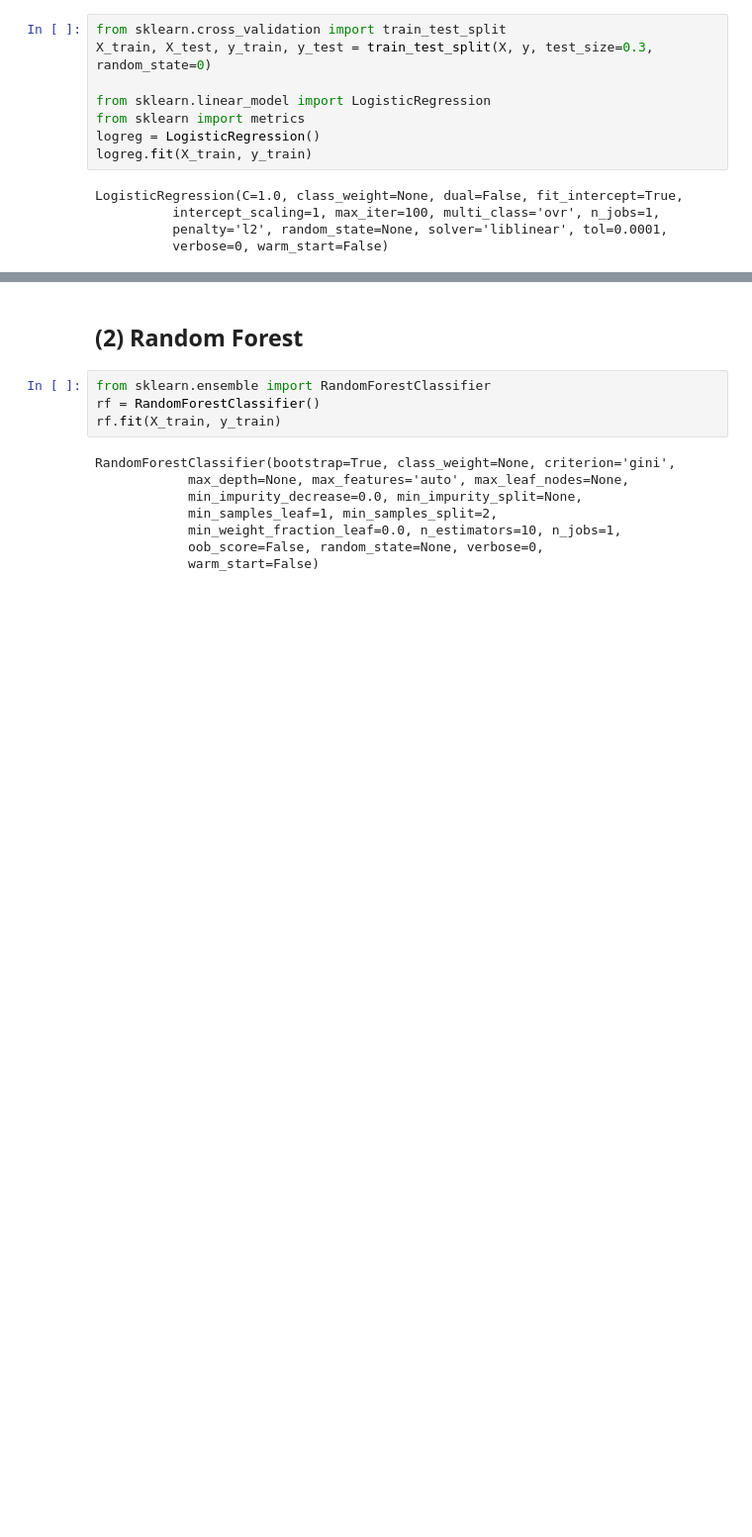
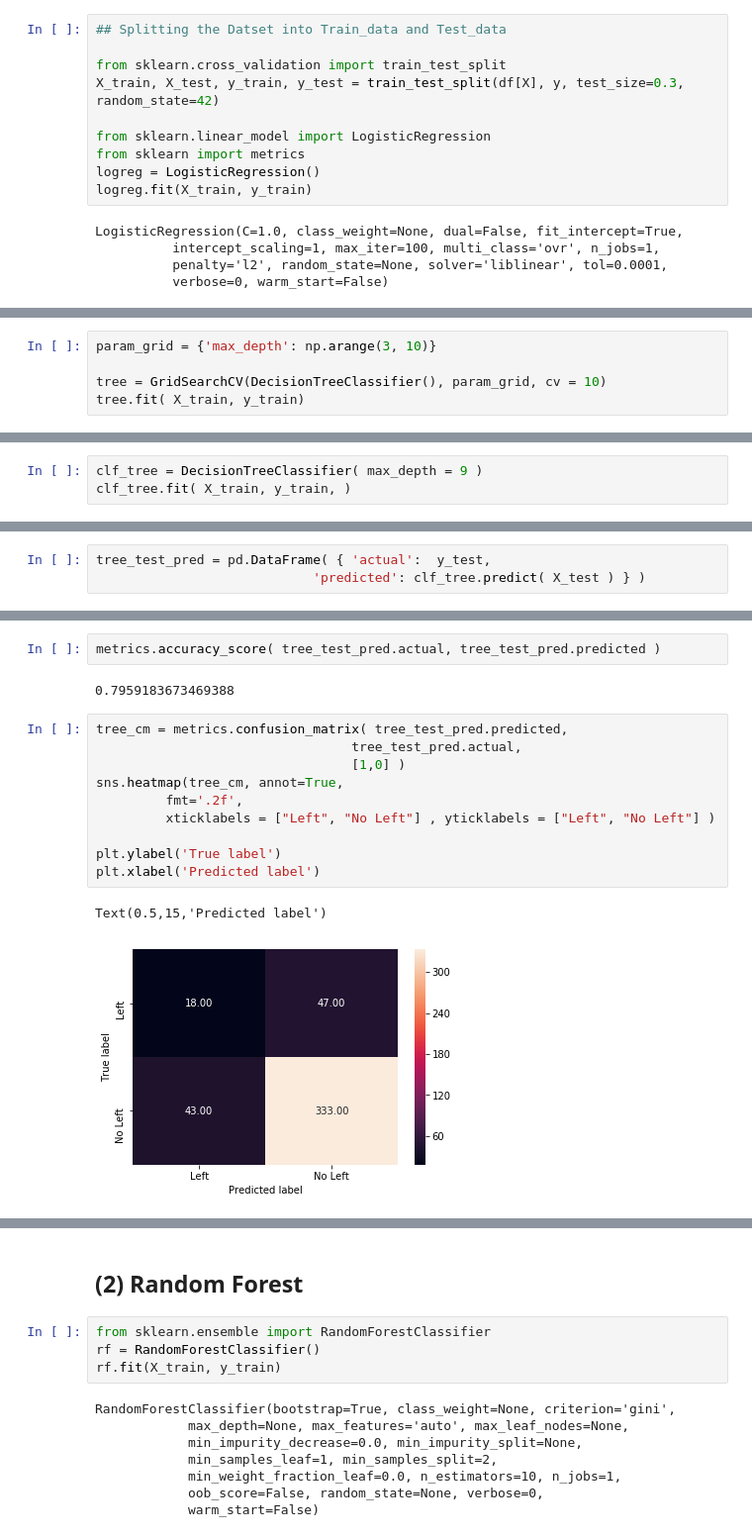
Before and after one commit to Purusharth07/Human_Resource_Analysis-and-Employee_Attrition_Prediction, a Jupyter notebook: Employee-Attrition(2nd).ipynb, the cells around one changed output, grey strips where cells are left out. Shown at 99% size. Drawn from its saved outputs; the diff is of its cells as text; blank space fills up the shorter version.

```diff
--- a/Employee-Attrition(2nd).ipynb
+++ b/Employee-Attrition(2nd).ipynb
@@ -379,8 +375,10 @@ y = df['Attrition']
 # %% [markdown]
 ## (1) Logistic Regression Model
 # %%
+## Splitting the Datset into Train_data and Test_data
+
 from sklearn.cross_validation import train_test_split
-X_train, X_test, y_train, y_test = train_test_split(X, y, test_size=0.3, random_state=0)
+X_train, X_test, y_train, y_test = train_test_split(df[X], y, test_size=0.3, random_state=42)
 
 from sklearn.linear_model import LogisticRegression
 from sklearn import metrics
@@ -398,0 +466,5 @@ Logistic Regression accuracy: 0.855
+# %%
+param_grid = {'max_depth': np.arange(3, 10)}
+
+tree = GridSearchCV(DecisionTreeClassifier(), param_grid, cv = 10)
+tree.fit( X_train, y_train)
@@ -398,0 +482,3 @@ Logistic Regression accuracy: 0.855
+# %%
+clf_tree = DecisionTreeClassifier( max_depth = 9 )
+clf_tree.fit( X_train, y_train, )
@@ -398,0 +500,3 @@ Logistic Regression accuracy: 0.855
+# %%
+tree_test_pred = pd.DataFrame( { 'actual':  y_test,
+                            'predicted': clf_tree.predict( X_test ) } )
@@ -398,0 +517,17 @@ Logistic Regression accuracy: 0.855
+# %%
+metrics.accuracy_score( tree_test_pred.actual, tree_test_pred.predicted )
+# %% [output]
+0.7959183673469388
+# %%
+tree_cm = metrics.confusion_matrix( tree_test_pred.predicted,
+                                 tree_test_pred.actual,
+                                 [1,0] )
+sns.heatmap(tree_cm, annot=True,
+         fmt='.2f',
+         xticklabels = ["Left", "No Left"] , yticklabels = ["Left", "No Left"] )
+
+plt.ylabel('True label')
+plt.xlabel('Predicted label')
+# %% [output]
+Text(0.5,15,'Predicted label')
+[figure, added]
```
Also changed, not shown: parts of 42 cells of this notebook.
